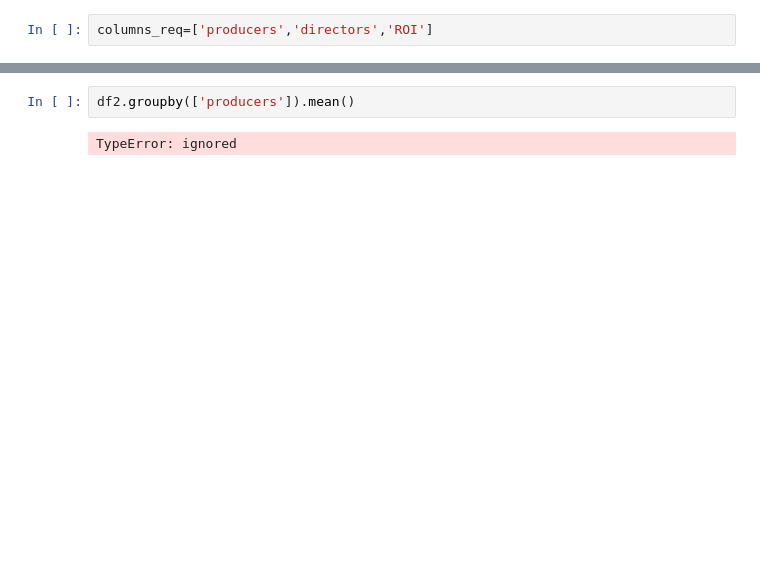
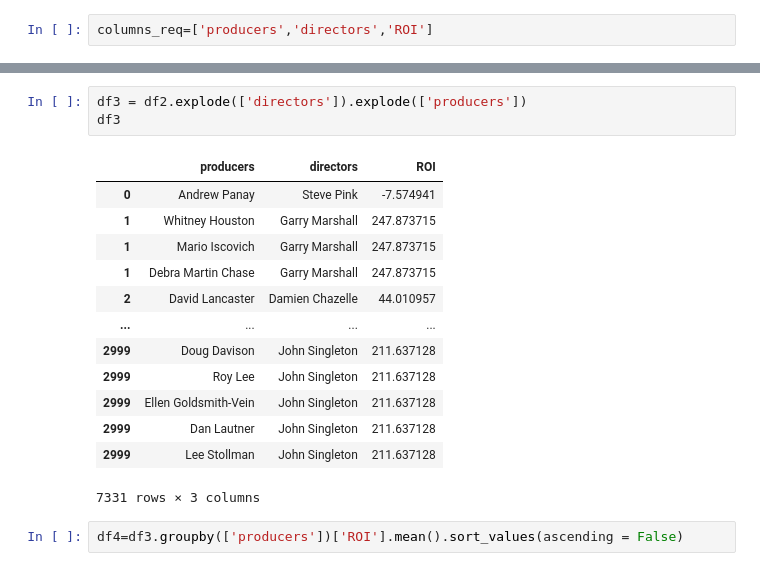
Before and after one commit to Shrez7961/Practice, a Jupyter notebook: Guided_Project_EDA_on_IMDB_Dataset.ipynb, the cells around one changed output, grey strips where cells are left out. Saved outputs shown, nothing was run; the diff lists cells and outputs as text; blank space fills up the shorter version.

```diff
--- a/Guided_Project_EDA_on_IMDB_Dataset.ipynb
+++ b/Guided_Project_EDA_on_IMDB_Dataset.ipynb
@@ -567,4 +646,19 @@ df2
+# %%
+df3 = df2.explode(['directors']).explode(['producers'])
+df3
+# %% [output]
+|  | producers | directors | ROI |
+| 0 | Andrew Panay | Steve Pink | -7.574941 |
+| 1 | Whitney Houston | Garry Marshall | 247.873715 |
+| 1 | Mario Iscovich | Garry Marshall | 247.873715 |
+| 1 | Debra Martin Chase | Garry Marshall | 247.873715 |
+| 2 | David Lancaster | Damien Chazelle | 44.010957 |
+| ... | ... | ... | ... |
+| 2999 | Doug Davison | John Singleton | 211.637128 |
+| 2999 | Roy Lee | John Singleton | 211.637128 |
+| 2999 | Ellen Goldsmith-Vein | John Singleton | 211.637128 |
+| 2999 | Dan Lautner | John Singleton | 211.637128 |
+| 2999 | Lee Stollman | John Singleton | 211.637128 |
+7331 rows × 3 columns
 # %%
-df2.groupby(['producers']).mean()
+df4=df3.groupby(['producers'])['ROI'].mean().sort_values(ascending = False)
-# %% [output]
-TypeError: ignored
```
Also changed, not shown: parts of 12 cells of this notebook.
